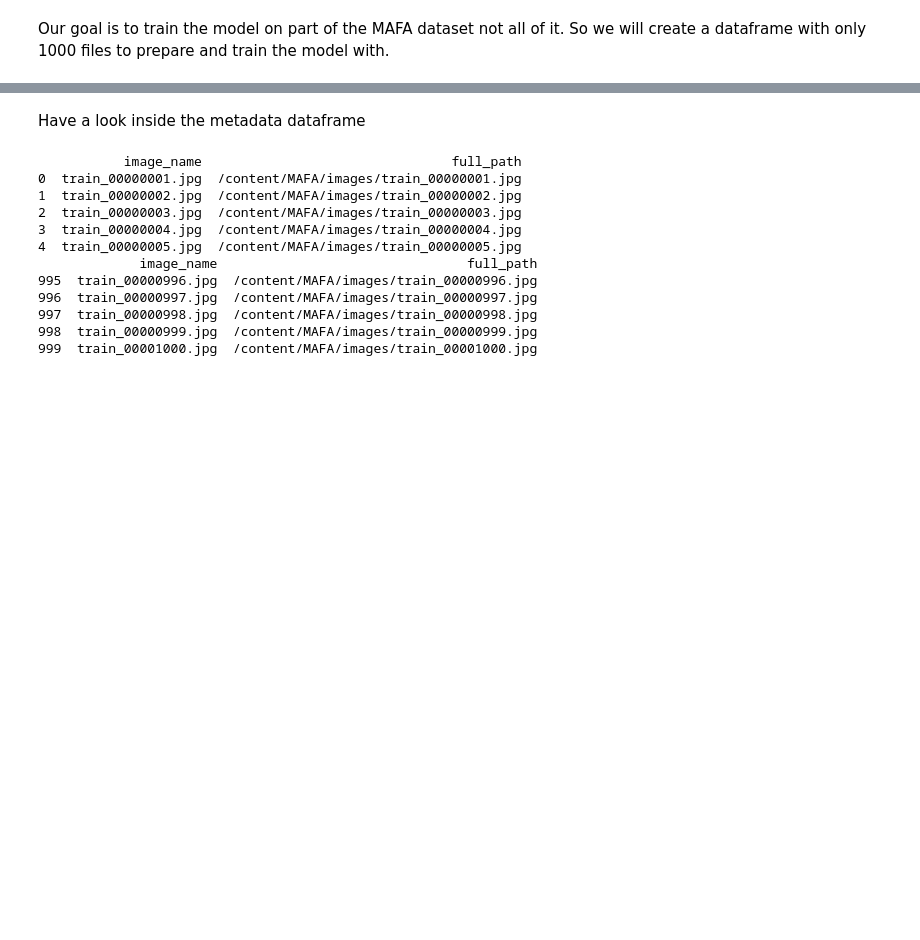
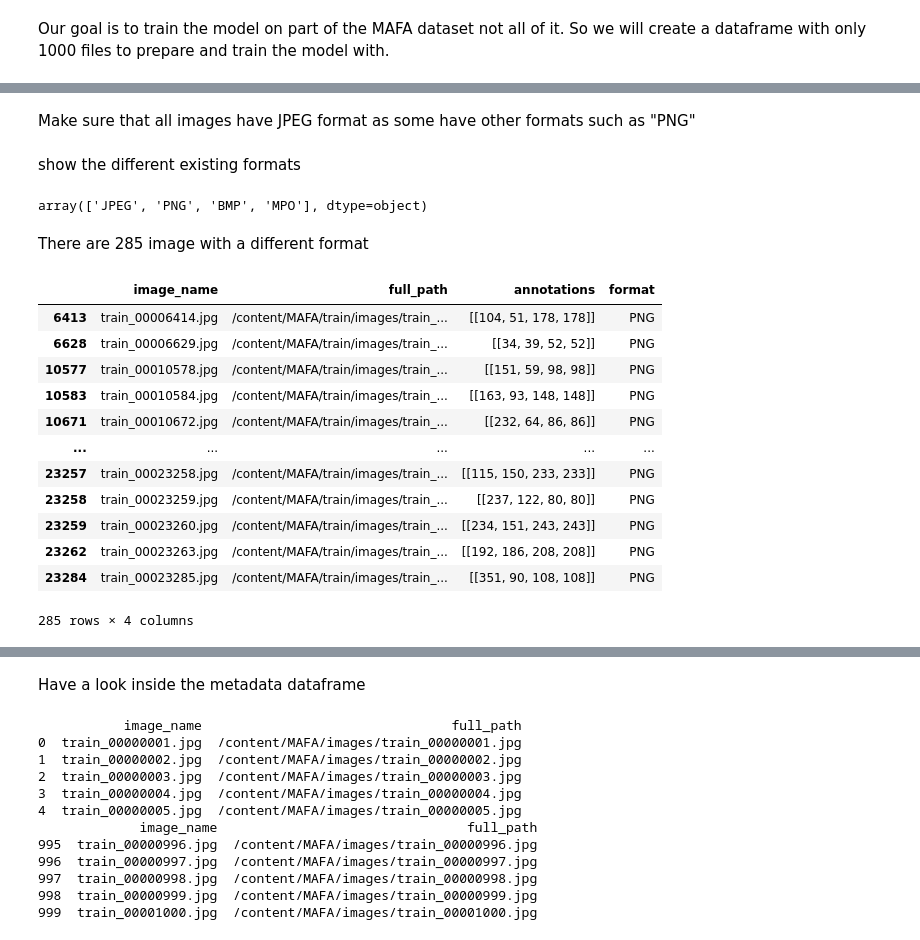
Before and after one commit to Heba-Atef99/FaceBoxes_Tensorflow, a Jupyter notebook: Training/prepare_data/explore_and_prepare_MAFA.ipynb, the cells around one changed output, grey strips where cells are left out. Saved outputs shown, nothing was run; the diff lists cells and outputs as text; code cells hidden in the pictures; blank space fills up the shorter version.

```diff
--- a/Training/prepare_data/explore_and_prepare_MAFA.ipynb
+++ b/Training/prepare_data/explore_and_prepare_MAFA.ipynb
@@ -102,0 +185,10 @@ Our goal is to train the model on part of the MAFA dataset not all of it. So we
+# %%
+def slice_arr(x):
+  y = []
+  for b in x:
+    b = b[0:4].astype(int)
+    y.append(b)
+  return y
+
+metadata['annotations'] = label
+metadata['annotations'] = metadata.annotations.apply(lambda x: slice_arr(x))
@@ -102,0 +223,2 @@ Our goal is to train the model on part of the MAFA dataset not all of it. So we
+# %% [markdown]
+Make sure that all images have JPEG format as some have other formats such as "PNG"
@@ -102,0 +239,24 @@ Our goal is to train the model on part of the MAFA dataset not all of it. So we
+# %% [markdown]
+show the different existing formats
+# %%
+metadata.format.unique()
+# %% [output]
+array(['JPEG', 'PNG', 'BMP', 'MPO'], dtype=object)
+# %% [markdown]
+There are 285 image with a different format
+# %%
+metadata.loc[metadata['format'] != 'JPEG']
+# %% [output]
+|  | image_name | full_path | annotations | format |
+| 6413 | train_00006414.jpg | /content/MAFA/train/images/train_... | [[104, 51, 178, 178]] | PNG |
+| 6628 | train_00006629.jpg | /content/MAFA/train/images/train_... | [[34, 39, 52, 52]] | PNG |
+| 10577 | train_00010578.jpg | /content/MAFA/train/images/train_... | [[151, 59, 98, 98]] | PNG |
+| 10583 | train_00010584.jpg | /content/MAFA/train/images/train_... | [[163, 93, 148, 148]] | PNG |
+| 10671 | train_00010672.jpg | /content/MAFA/train/images/train_... | [[232, 64, 86, 86]] | PNG |
+| ... | ... | ... | ... | ... |
+| 23257 | train_00023258.jpg | /content/MAFA/train/images/train_... | [[115, 150, 233, 233]] | PNG |
+| 23258 | train_00023259.jpg | /content/MAFA/train/images/train_... | [[237, 122, 80, 80]] | PNG |
+| 23259 | train_00023260.jpg | /content/MAFA/train/images/train_... | [[234, 151, 243, 243]] | PNG |
+| 23262 | train_00023263.jpg | /content/MAFA/train/images/train_... | [[192, 186, 208, 208]] | PNG |
+| 23284 | train_00023285.jpg | /content/MAFA/train/images/train_... | [[351, 90, 108, 108]] | PNG |
+285 rows × 4 columns
```
Also changed, not shown: parts of 78 cells of this notebook.
